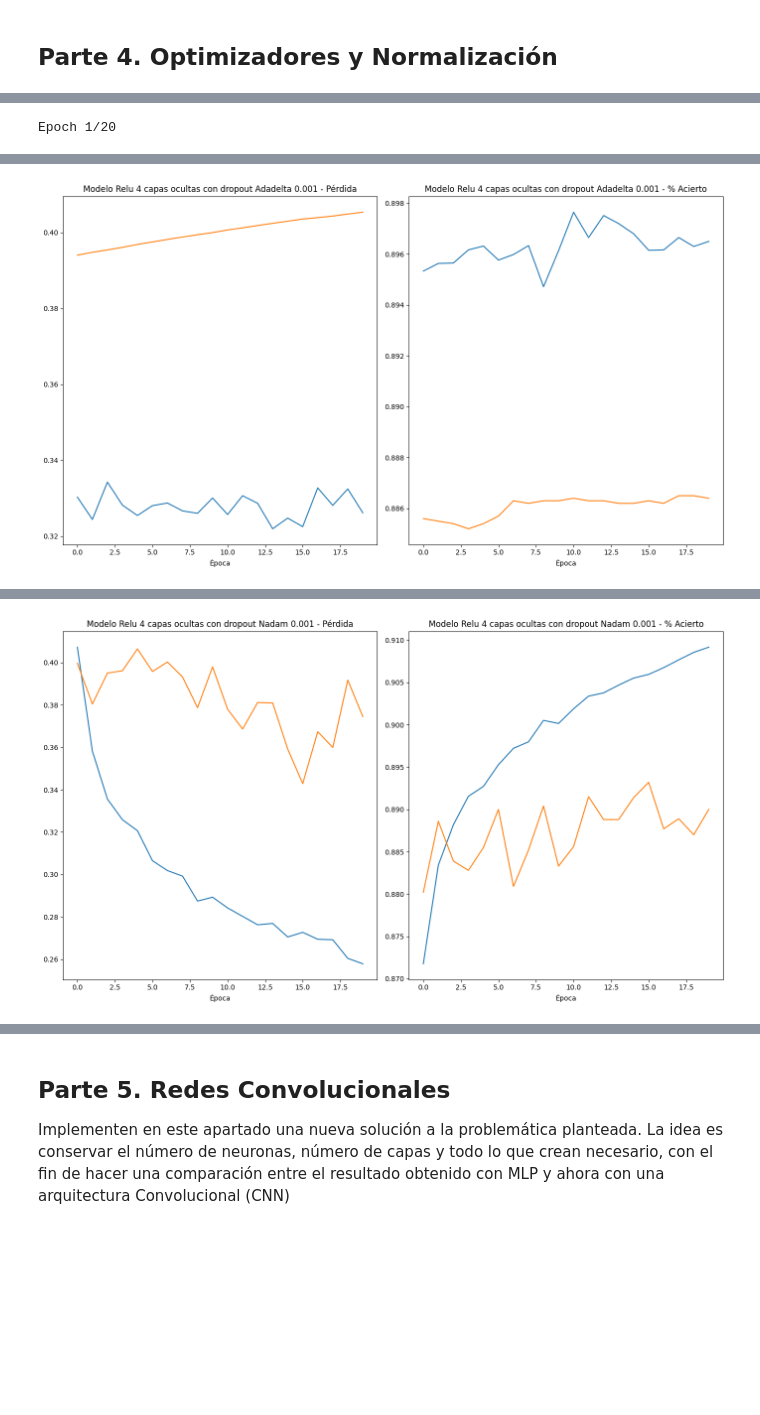
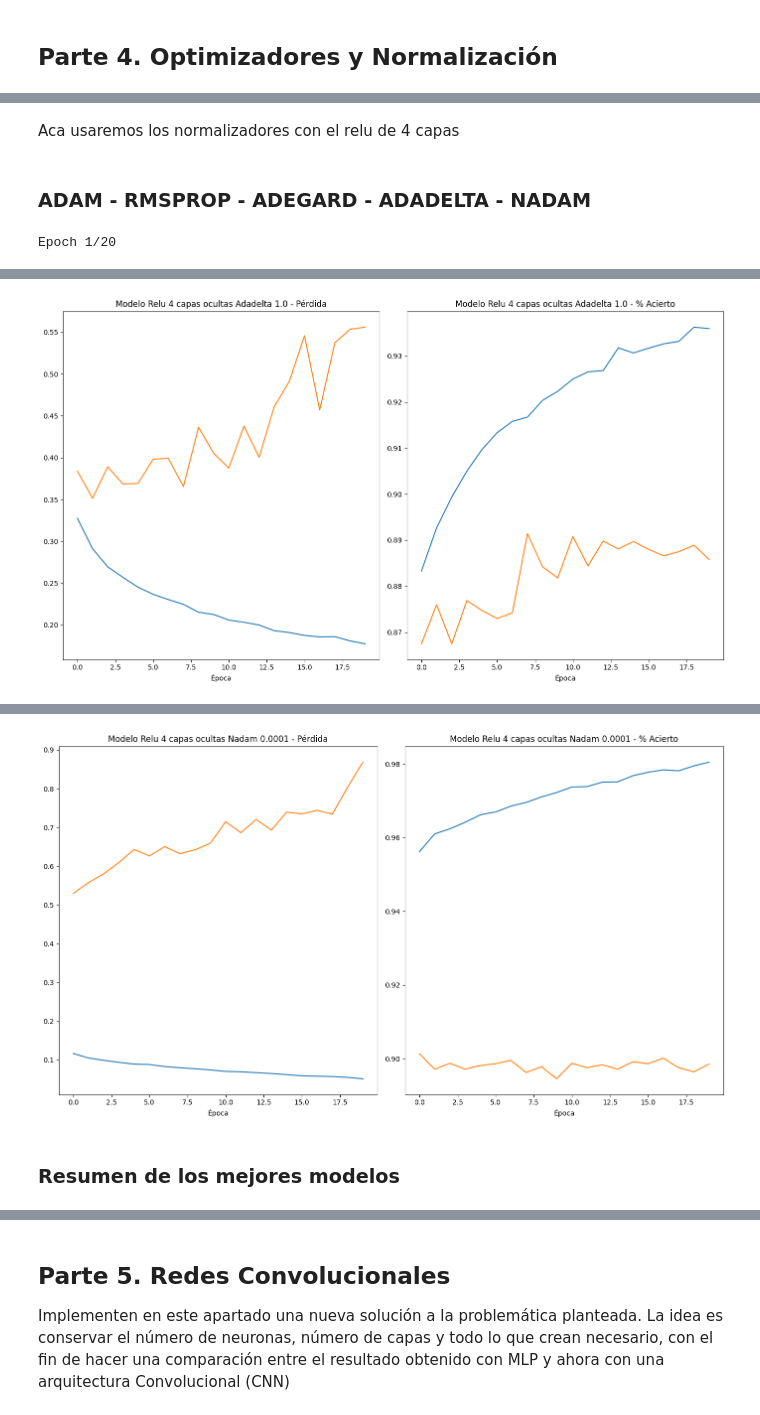
Before and after one commit to Nandocho8/tanquemio_deep_learning, a Jupyter notebook: Respuesta_ET_Forma_A_LOSTANKEMIOS.ipynb, the cells around one changed output, grey strips where cells are left out. Saved outputs shown, nothing was run; the diff lists cells and outputs as text; code cells hidden in the pictures; blank space fills up the shorter version.

```diff
--- a/Respuesta_ET_Forma_A_LOSTANKEMIOS.ipynb
+++ b/Respuesta_ET_Forma_A_LOSTANKEMIOS.ipynb
@@ -709,7 +703,7 @@ best_model_l1_l2.add(keras.layers.Dense(h4, activation='relu', name='cuarta_capa
 
 best_model_l1_l2.add(keras.layers.Dense(C, activation='softmax', name='capa_de_output', kernel_regularizer=keras.regularizers.l1_l2(l1=0.01, l2=0.01)))
 
-model = modelar(best_model_l1_l2, 'Modelo Relu 4 capas ocultas con regularización L1 y L2', 'sgd', 20 , 32 , X_mlp, Y_mlp, X_test, y_test)
+model = modelar(best_model_l1_l2, f'{modelo_v1["Nombre"]} con regularización L1 y L2', 'sgd', 20 , 32 , X_mlp, Y_mlp, X_test, y_test)
 models_info.append(model)
 grafica_modelo(model, True)
 # %% [output]
@@ -741,7 +737,7 @@ best_model_early.add(keras.layers.Dense(h3, activation='relu', name='tercera_cap
 best_model_early.add(keras.layers.Dense(h4, activation='relu', name='cuarta_capa'))
 best_model_early.add(keras.layers.Dense(C, activation='softmax', name='capa_de_output'))
 
-model = modelar(best_model_early, 'Modelo Relu 4 capas ocultas con Early Stopping', 'sgd', 20 , 32 , X_mlp, Y_mlp, X_test, y_test, [keras.callbacks.EarlyStopping(monitor='val_loss', patience=5)])
+model = modelar(best_model_early, f'{modelo_v1["Nombre"]} con Early Stopping', 'sgd', 20 , 32 , X_mlp, Y_mlp, X_test, y_test, [keras.callbacks.EarlyStopping(monitor='val_loss', patience=5)])
 models_info.append(model)
 grafica_modelo(model, True)
 # %% [output]
@@ -765,0 +764,18 @@ Tiempo de ejecución: 44.421229124069214 segundos
+# %%
+best_model_all = keras.Sequential()
+best_model_all.add(keras.layers.Dense(h1, input_dim=N, activation='relu', name='primera_capa'))
+best_model_all.add(keras.layers.Dropout(0.2))
+best_model_all.add(keras.layers.Dense(h2, activation='relu', name='segunda_capa'))
+best_model_all.add(keras.layers.Dropout(0.2))
+best_model_all.add(keras.layers.Dense(h3, activation='relu', name='tercera_capa'))
+best_model_all.add(keras.layers.Dropout(0.2))
+best_model_all.add(keras.layers.Dense(h4, activation='relu', name='cuarta_capa'))
+best_model_all.add(keras.layers.Dropout(0.2))
+
+best_model_all.add(keras.layers.Dense(C, activation='softmax', name='capa_de_output'))
+
+early_stopping = keras.callbacks.EarlyStopping(monitor='val_loss', patience=5)
+model = modelar(best_model_all, f'{modelo_v1["Nombre"]} con Early Stopping y DropOut', 'sgd', 20 , 32 , X_mlp, Y_mlp, X_test, y_test, [early_stopping])
+models_info.append(model)
+
+grafica_modelo(model, True)
@@ -779,7 +816,7 @@ best_model_all.add(keras.layers.Dropout(0.2))
 best_model_all.add(keras.layers.Dense(C, activation='softmax', name='capa_de_output'))
 
 early_stopping = keras.callbacks.EarlyStopping(monitor='val_loss', patience=5)
-model = modelar(best_model_all, 'Modelo Relu 4 capas ocultas con todas las regularizaciones', 'sgd', 20 , 32 , X_mlp, Y_mlp, X_test, y_test, [early_stopping])
+model = modelar(best_model_all, f'{modelo_v1["Nombre"]} con todas las regularizaciones', 'sgd', 20 , 32 , X_mlp, Y_mlp, X_test, y_test, [early_stopping])
 models_info.append(model)
 
 grafica_modelo(model, True)
@@ -849,28 +871,28 @@ $$
+# %% [markdown]
+Aca usaremos los normalizadores con el relu de 4 capas
+# %% [markdown]
+### ADAM - RMSPROP - ADEGARD - ADADELTA - NADAM
 # %%
 # Modelo relu 4 capas con dropout y adam
 
 best_model_dropout_optimizer = keras.Sequential()
 best_model_dropout_optimizer.add(keras.layers.Dense(h1, input_dim=N, activation='relu', name='primera_capa'))
-best_model_dropout_optimizer.add(keras.layers.Dropout(0.2))
 best_model_dropout_optimizer.add(keras.layers.Dense(h2, activation='relu', name='segunda_capa'))
-best_model_dropout_optimizer.add(keras.layers.Dropout(0.2))
 best_model_dropout_optimizer.add(keras.layers.Dense(h3, activation='relu', name='tercera_capa'))
-best_model_dropout_optimizer.add(keras.layers.Dropout(0.2))
 best_model_dropout_optimizer.add(keras.layers.Dense(h4, activation='relu', name='cuarta_capa'))
-best_model_dropout_optimizer.add(keras.layers.Dropout(0.2))
 
 best_model_dropout_optimizer.add(keras.layers.Dense(C, activation='softmax', name='capa_de_output'))
 
 optimizer = [
-    {"Nombre" : "Adam 0.001", "optimizer" : keras.optimizers.Adam(learning_rate=0.001)},
-    {"Nombre" :"RMSprop 0.001", "optimizer" : keras.optimizers.RMSprop(learning_rate=0.001)},
-    {"Nombre" :"Adagrad 0.001", "optimizer" : keras.optimizers.Adagrad(learning_rate=0.001)},
-    {"Nombre" :"Adadelta 0.001", "optimizer" : keras.optimizers.Adadelta(learning_rate=0.001)},
-    {"Nombre" :"Nadam 0.001", "optimizer" : keras.optimizers.Nadam(learning_rate=0.001)},
-
+    {"Nombre": "Adam 0.0001", "optimizer": keras.optimizers.Adam(learning_rate=0.0001, beta_1=0.9, beta_2=0.999)},
+    {"Nombre": "RMSprop 0.0001", "optimizer": keras.optimizers.RMSprop(learning_rate=0.0001, rho=0.9)},
+    {"Nombre": "Adagrad 0.01", "optimizer": keras.optimizers.Adagrad(learning_rate=0.01)},
+    {"Nombre": "Adadelta 1.0", "optimizer": keras.optimizers.Adadelta(learning_rate=1.0, rho=0.95)},
+    {"Nombre": "Nadam 0.0001", "optimizer": keras.optimizers.Nadam(learning_rate=0.0001, beta_1=0.9, beta_2=0.999)},
 ]
+early_stopping = keras.callbacks.EarlyStopping(monitor='val_loss', patience=5)
 for opt in optimizer:
-    model = modelar(best_model_dropout_optimizer, f'Modelo Relu 4 capas ocultas con dropout {opt["Nombre"]}', opt["optimizer"], 20 , 32 , X_mlp, Y_mlp, X_test, y_test)
+    model = modelar(best_model_dropout_optimizer, f'Modelo Relu 4 capas ocultas {opt["Nombre"]}', opt["optimizer"], 20 , 32 , X_mlp, Y_mlp, X_test, y_test)
     models_info.append(model)
     grafica_modelo(model, True)
 # %% [output]
@@ -949,2 +971,2 @@ Tiempo de ejecución: 73.97216320037842 segundos
-[figure, old version]
+[figure, new version]
 Epoch 1/20
@@ -967,4 +989,6 @@ Tiempo de ejecución: 72.00637197494507 segundos
-[figure, old version]
+[figure, new version]
+# %% [markdown]
+### Resumen de los mejores modelos
 # %%
 df = pd.DataFrame(models_info, columns=['Nombre', 'Tiempo de ejecución', 'Perdida', 'Accuracy', 'Val_Accuracy', 'Val_Loss'])
 pd.set_option('display.max_colwidth', None)
```
Also changed, not shown: parts of 108 cells of this notebook, 8 other files.
